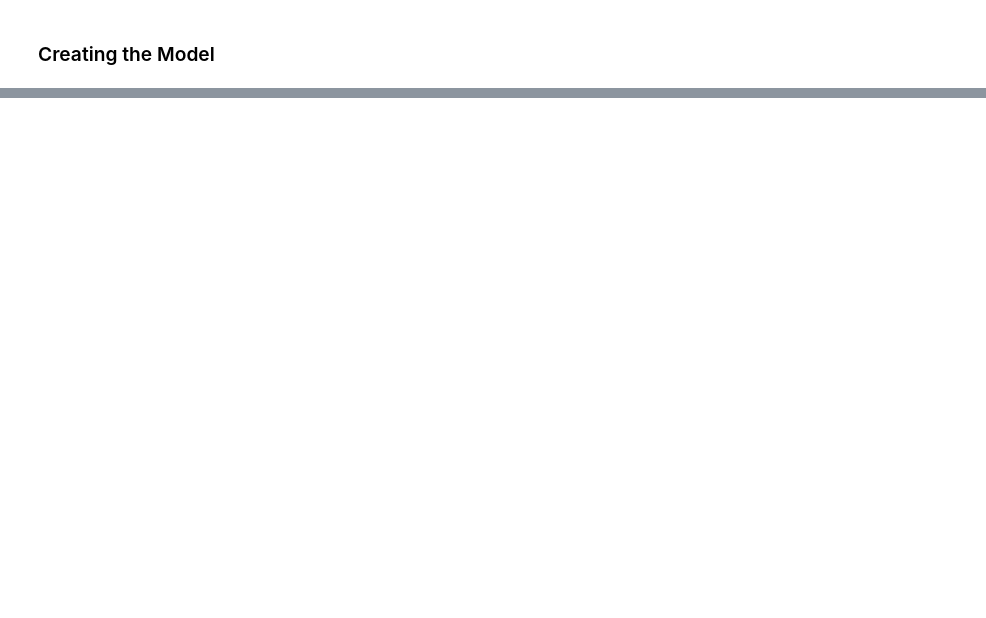
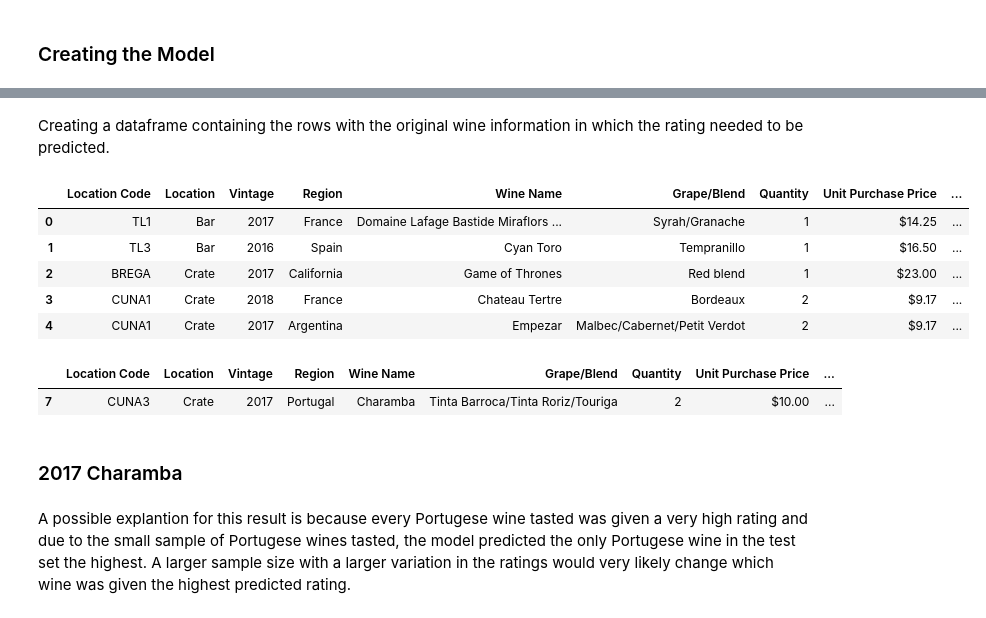
Before and after one commit to JenniferNolasco/wineInventory, a Jupyter notebook: wineInventory.ipynb, the cells around one changed output, grey strips where cells are left out. Drawn from its saved outputs; the diff is of its cells as text; code cells hidden in the pictures; blank space fills up the shorter version.

Commit message:
finished model

```diff
--- a/wineInventory.ipynb
+++ b/wineInventory.ipynb
@@ -185,6 +98,6 @@ seaborn.axisgrid.FacetGrid
 ### Creating the Model
 # %%
 from sklearn.ensemble import RandomForestRegressor
-regressor = RandomForestRegressor()
+regressor = RandomForestRegressor(n_estimators = 100, random_state = 0)
 regressor.fit(X_train, y_train)
 # %% [output]
@@ -192,2 +105,2 @@ RandomForestRegressor()
 # %%
-regressor.predict(X_test)
+y_pred = regressor.predict(X_test)
@@ -211,0 +115,5 @@ X_train.size
+# %%
+# creating a dataframe with the predicted ratings
+pred_dict = {'pred_rating':y_pred}
+pred_df = pd.DataFrame(pred_dict)
+pred_df.head()
@@ -211,0 +127,27 @@ X_train.size
+# %% [markdown]
+Creating a dataframe containing the rows with the original wine information in which the rating needed to be predicted.
+# %%
+info = df[df['Rating'].isna()]
+info = info.dropna(axis=1)
+info = info.reset_index(drop=True)
+# %%
+# merging the dataframes so each prediction has all its information
+pred_set = pd.concat([info, pred_df], axis=1)
+pred_set.head()
+# %% [output]
+|  | Location Code | Location | Vintage | Region | Wine Name | Grape/Blend | Quantity | Unit Purchase Price | ... |
+| 0 | TL1 | Bar | 2017 | France | Domaine Lafage Bastide Miraflors ... | Syrah/Granache | 1 | $14.25 | ... |
+| 1 | TL3 | Bar | 2016 | Spain | Cyan Toro | Tempranillo | 1 | $16.50 | ... |
+| 2 | BREGA | Crate | 2017 | California | Game of Thrones | Red blend | 1 | $23.00 | ... |
+| 3 | CUNA1 | Crate | 2018 | France | Chateau Tertre | Bordeaux | 2 | $9.17 | ... |
+| 4 | CUNA1 | Crate | 2017 | Argentina | Empezar | Malbec/Cabernet/Petit Verdot | 2 | $9.17 | ... |
+# %%
+best_wine = pred_set[pred_set['pred_rating']==4.96]
+best_wine
+# %% [output]
+|  | Location Code | Location | Vintage | Region | Wine Name | Grape/Blend | Quantity | Unit Purchase Price | ... |
+| 7 | CUNA3 | Crate | 2017 | Portugal | Charamba | Tinta Barroca/Tinta Roriz/Touriga | 2 | $10.00 | ... |
+# %% [markdown]
+### 2017 Charamba
+# %% [markdown]
+A possible explantion for this result is because every Portugese wine tasted was given a very high rating and due to the small sample of Portugese wines tasted, the model predicted the only Portugese wine in the test set the highest. A larger sample size with a larger variation in the ratings would very likely change which wine was given the highest predicted rating.
```
Also changed, not shown: parts of 21 cells of this notebook.
